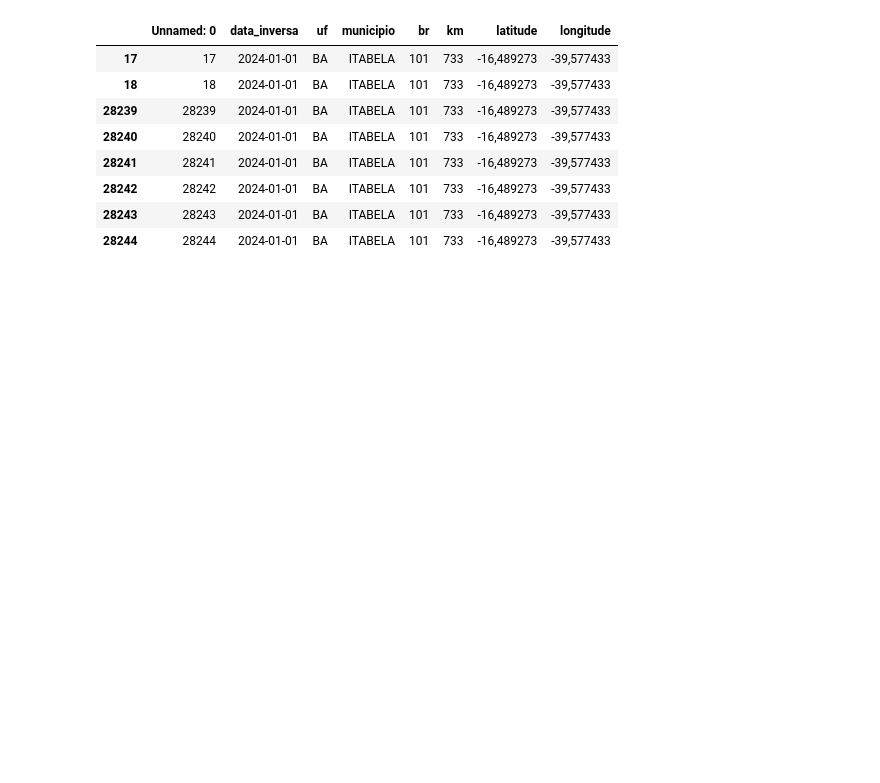
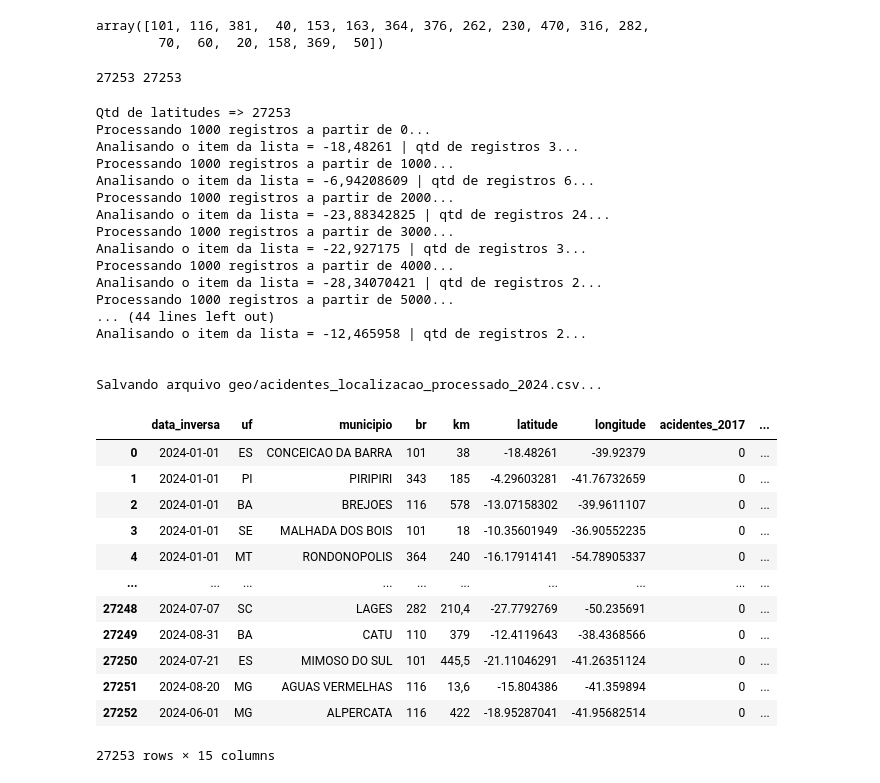
Before and after one commit to Bergolito/tcc-painel-jupyter-notebook, a Jupyter notebook: tcc-painel-geolocalizacao.ipynb, the cells around one changed output. Cells and saved outputs as stored; diff of their text form; code cells hidden in the pictures; blank space fills up the shorter version.

```diff
--- a/tcc-painel-geolocalizacao.ipynb
+++ b/tcc-painel-geolocalizacao.ipynb
@@ -119,16 +98,0 @@ df_acidentes_geo_2024
-# %%
-#df_filtrado_uf = df_uf[(df_uf['UF'] == item)]
-#df_acidentes_geo_2024_br_101 = df_acidentes_geo_2024[(df_acidentes_geo_2024['br'] == 101)]
-#df_acidentes_geo_2024_br_101
-subconjunto = df_acidentes_geo_2024.query("br == 101 and km == '733'")
-subconjunto
-# %% [output]
-|  | Unnamed: 0 | data_inversa | uf | municipio | br | km | latitude | longitude |
-| 17 | 17 | 2024-01-01 | BA | ITABELA | 101 | 733 | -16,489273 | -39,577433 |
-| 18 | 18 | 2024-01-01 | BA | ITABELA | 101 | 733 | -16,489273 | -39,577433 |
-| 28239 | 28239 | 2024-01-01 | BA | ITABELA | 101 | 733 | -16,489273 | -39,577433 |
-| 28240 | 28240 | 2024-01-01 | BA | ITABELA | 101 | 733 | -16,489273 | -39,577433 |
-| 28241 | 28241 | 2024-01-01 | BA | ITABELA | 101 | 733 | -16,489273 | -39,577433 |
-| 28242 | 28242 | 2024-01-01 | BA | ITABELA | 101 | 733 | -16,489273 | -39,577433 |
-| 28243 | 28243 | 2024-01-01 | BA | ITABELA | 101 | 733 | -16,489273 | -39,577433 |
-| 28244 | 28244 | 2024-01-01 | BA | ITABELA | 101 | 733 | -16,489273 | -39,577433 |
@@ -134,0 +117,12 @@ subconjunto
+# %%
+df_acid_geral_2017 = pd.read_csv('acidentes_geral_por_br.csv', sep=',', encoding="ISO-8859-1")
+lista = df_acid_geral_2017['br'].unique()
+lista
+# %% [output]
+array([101, 116, 381,  40, 153, 163, 364, 376, 262, 230, 470, 316, 282,
+        70,  60,  20, 158, 369,  50])
+# %%
+lista_latitude = df_acidentes_geo_2024['latitude'].unique()
+print(len(lista_latitude), len(lista_latitude))
+# %% [output]
+27253 27253
@@ -134,0 +280,34 @@ subconjunto
+# %%
+df_coords_2024 = processa_coordenadas_ano('2024', df_acidentes_geo_2024)
+df_coords_2024
+# %% [output]
+Qtd de latitudes => 27253
+Processando 1000 registros a partir de 0...
+Analisando o item da lista = -18,48261 | qtd de registros 3...
+Processando 1000 registros a partir de 1000...
+Analisando o item da lista = -6,94208609 | qtd de registros 6...
+Processando 1000 registros a partir de 2000...
+Analisando o item da lista = -23,88342825 | qtd de registros 24...
+Processando 1000 registros a partir de 3000...
+Analisando o item da lista = -22,927175 | qtd de registros 3...
+Processando 1000 registros a partir de 4000...
+Analisando o item da lista = -28,34070421 | qtd de registros 2...
+Processando 1000 registros a partir de 5000...
+... (44 lines left out)
+Analisando o item da lista = -12,465958 | qtd de registros 2...
+
+
+Salvando arquivo geo/acidentes_localizacao_processado_2024.csv...
+|  | data_inversa | uf | municipio | br | km | latitude | longitude | acidentes_2017 | ... |
+| 0 | 2024-01-01 | ES | CONCEICAO DA BARRA | 101 | 38 | -18.48261 | -39.92379 | 0 | ... |
+| 1 | 2024-01-01 | PI | PIRIPIRI | 343 | 185 | -4.29603281 | -41.76732659 | 0 | ... |
+| 2 | 2024-01-01 | BA | BREJOES | 116 | 578 | -13.07158302 | -39.9611107 | 0 | ... |
+| 3 | 2024-01-01 | SE | MALHADA DOS BOIS | 101 | 18 | -10.35601949 | -36.90552235 | 0 | ... |
+| 4 | 2024-01-01 | MT | RONDONOPOLIS | 364 | 240 | -16.17914141 | -54.78905337 | 0 | ... |
+| ... | ... | ... | ... | ... | ... | ... | ... | ... | ... |
+| 27248 | 2024-07-07 | SC | LAGES | 282 | 210,4 | -27.7792769 | -50.235691 | 0 | ... |
+| 27249 | 2024-08-31 | BA | CATU | 110 | 379 | -12.4119643 | -38.4368566 | 0 | ... |
+| 27250 | 2024-07-21 | ES | MIMOSO DO SUL | 101 | 445,5 | -21.11046291 | -41.26351124 | 0 | ... |
+| 27251 | 2024-08-20 | MG | AGUAS VERMELHAS | 116 | 13,6 | -15.804386 | -41.359894 | 0 | ... |
+| 27252 | 2024-06-01 | MG | ALPERCATA | 116 | 422 | -18.95287041 | -41.95682514 | 0 | ... |
+27253 rows × 15 columns
```
Also changed, not shown: parts of 16 cells of this notebook, 2 other files.
